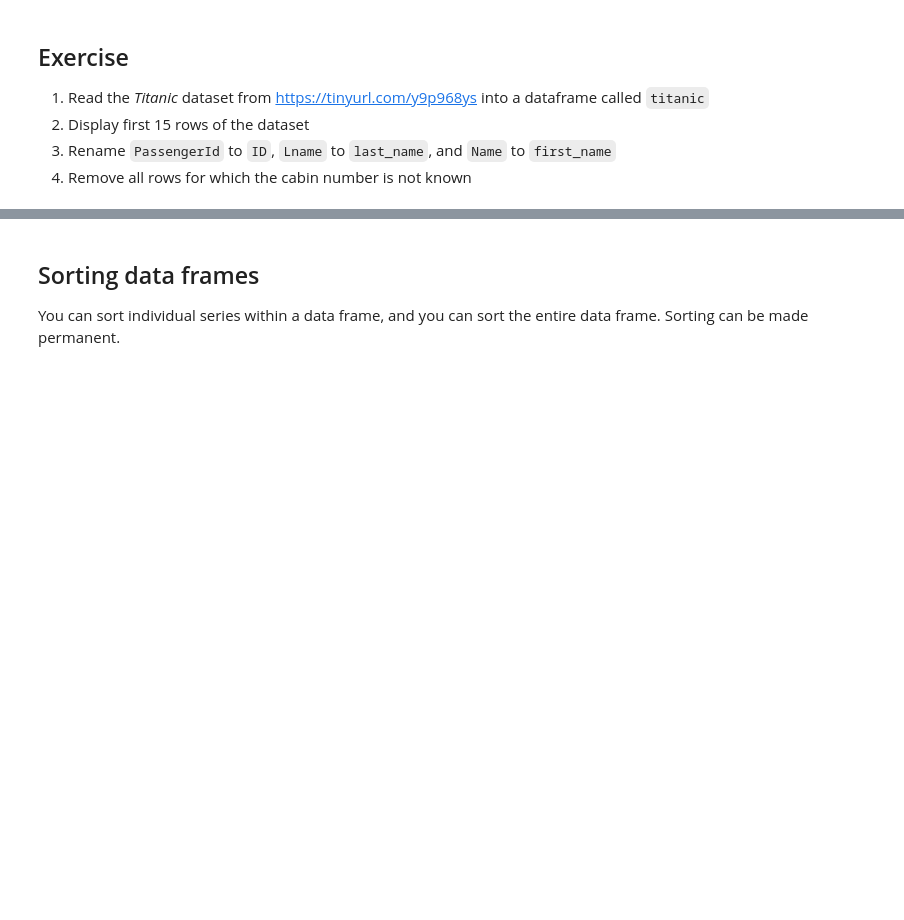
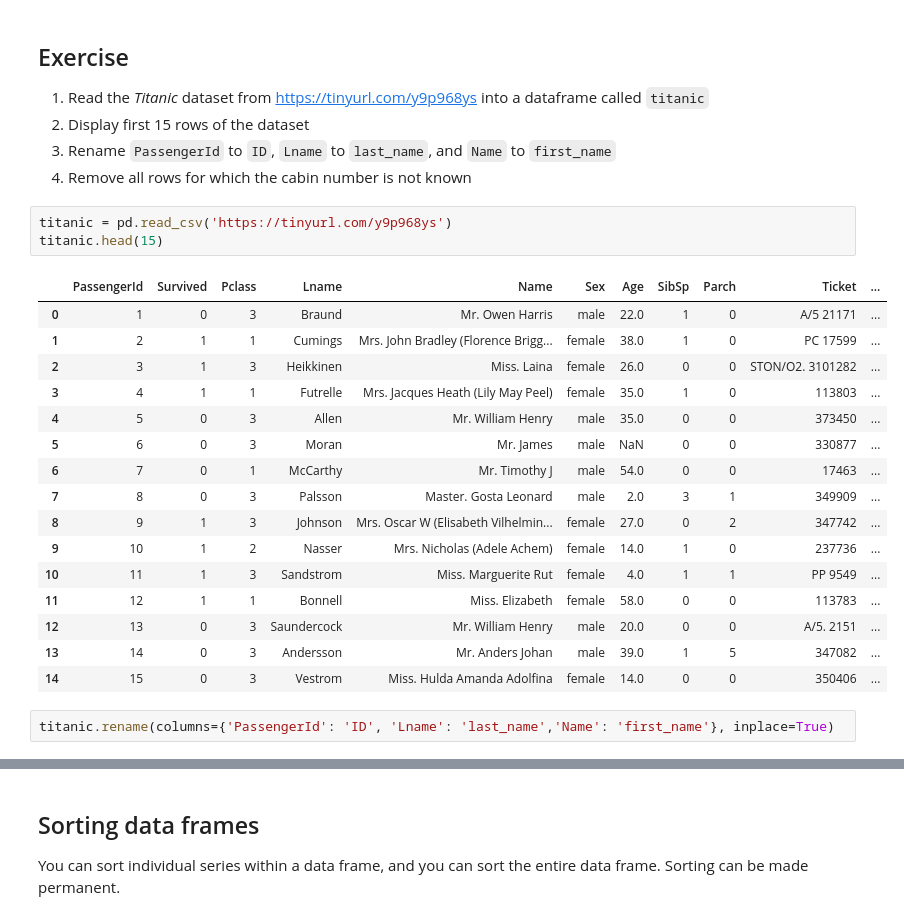
Before and after one commit to wojbog/dm, a Jupyter notebook: introduction/dm-pandas.ipynb, the cells around one changed output, grey strips where cells are left out. Saved outputs shown, nothing was run; the diff lists cells and outputs as text; blank space fills up the shorter version.

```diff
--- a/introduction/dm-pandas.ipynb
+++ b/introduction/dm-pandas.ipynb
@@ -179,3 +442,25 @@ ufo.head()
 2. Display first 15 rows of the dataset
 3. Rename `PassengerId` to `ID`, `Lname` to `last_name`, and `Name` to `first_name`
 4. Remove all rows for which the cabin number is not known
+# %%
+titanic = pd.read_csv('https://tinyurl.com/y9p968ys')
+titanic.head(15)
+# %% [output]
+|  | PassengerId | Survived | Pclass | Lname | Name | Sex | Age | SibSp | Parch | Ticket | ... |
+| 0 | 1 | 0 | 3 | Braund | Mr. Owen Harris | male | 22.0 | 1 | 0 | A/5 21171 | ... |
+| 1 | 2 | 1 | 1 | Cumings | Mrs. John Bradley (Florence Brigg... | female | 38.0 | 1 | 0 | PC 17599 | ... |
+| 2 | 3 | 1 | 3 | Heikkinen | Miss. Laina | female | 26.0 | 0 | 0 | STON/O2. 3101282 | ... |
+| 3 | 4 | 1 | 1 | Futrelle | Mrs. Jacques Heath (Lily May Peel) | female | 35.0 | 1 | 0 | 113803 | ... |
+| 4 | 5 | 0 | 3 | Allen | Mr. William Henry | male | 35.0 | 0 | 0 | 373450 | ... |
+| 5 | 6 | 0 | 3 | Moran | Mr. James | male | NaN | 0 | 0 | 330877 | ... |
+| 6 | 7 | 0 | 1 | McCarthy | Mr. Timothy J | male | 54.0 | 0 | 0 | 17463 | ... |
+| 7 | 8 | 0 | 3 | Palsson | Master. Gosta Leonard | male | 2.0 | 3 | 1 | 349909 | ... |
+| 8 | 9 | 1 | 3 | Johnson | Mrs. Oscar W (Elisabeth Vilhelmin... | female | 27.0 | 0 | 2 | 347742 | ... |
+| 9 | 10 | 1 | 2 | Nasser | Mrs. Nicholas (Adele Achem) | female | 14.0 | 1 | 0 | 237736 | ... |
+| 10 | 11 | 1 | 3 | Sandstrom | Miss. Marguerite Rut | female | 4.0 | 1 | 1 | PP 9549 | ... |
+| 11 | 12 | 1 | 1 | Bonnell | Miss. Elizabeth | female | 58.0 | 0 | 0 | 113783 | ... |
+| 12 | 13 | 0 | 3 | Saundercock | Mr. William Henry | male | 20.0 | 0 | 0 | A/5. 2151 | ... |
+| 13 | 14 | 0 | 3 | Andersson | Mr. Anders Johan | male | 39.0 | 1 | 5 | 347082 | ... |
+| 14 | 15 | 0 | 3 | Vestrom | Miss. Hulda Amanda Adolfina | female | 14.0 | 0 | 0 | 350406 | ... |
+# %%
+titanic.rename(columns={'PassengerId': 'ID', 'Lname': 'last_name','Name': 'first_name'}, inplace=True)
```
Also changed, not shown: parts of 159 cells of this notebook.
